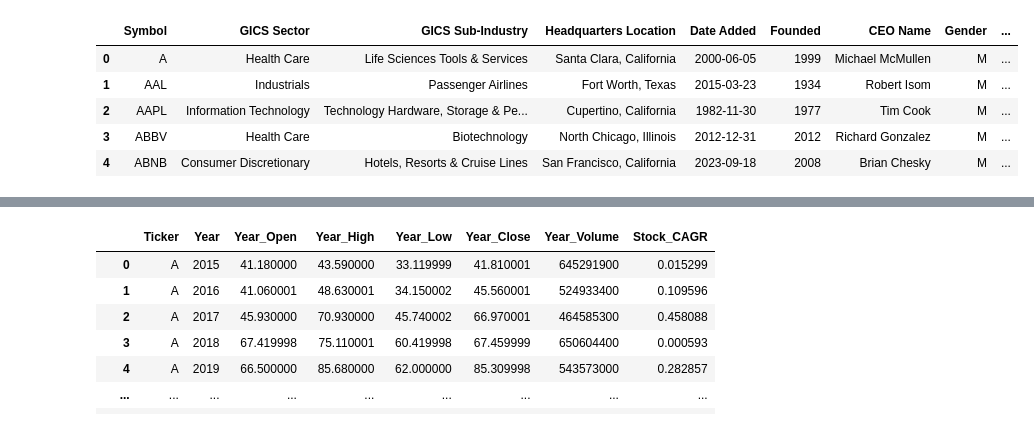
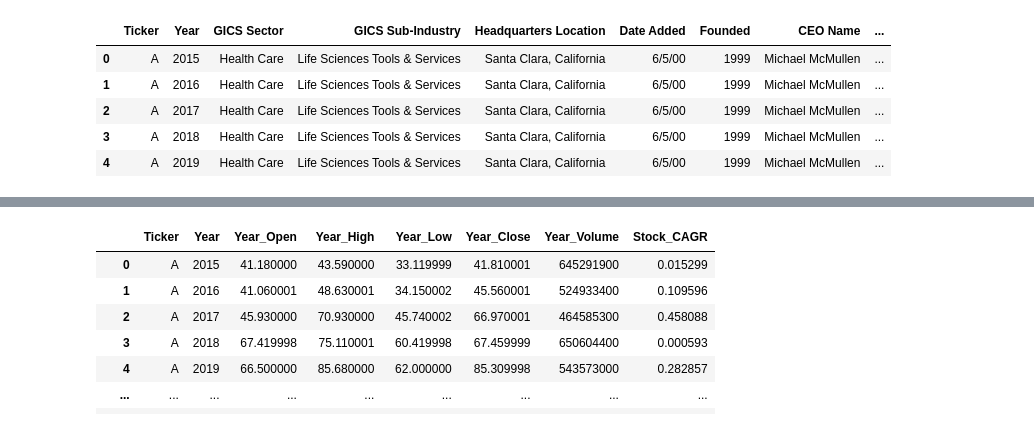
Before and after one commit to NicholasJWiid/StockSmart_ML, a Jupyter notebook: data_cleaning_&_prep.ipynb, the cells around one changed output, grey strips where cells are left out. Cells and saved outputs as stored; diff of their text form; code cells hidden in the pictures.

```diff
--- a/data_cleaning_&_prep.ipynb
+++ b/data_cleaning_&_prep.ipynb
@@ -5,12 +5,12 @@ import yfinance as yf
 from datetime import datetime, timedelta
 from dateutil.relativedelta import relativedelta
 # %%
-company_df = pd.read_csv('data/Company.csv')
+company_df = pd.read_csv('data/Company_expanded.csv')
 company_df.head()
 # %% [output]
-|  | Symbol | GICS Sector | GICS Sub-Industry | Headquarters Location | Date Added | Founded | CEO Name | Gender | ... |
-| 0 | A | Health Care | Life Sciences Tools & Services | Santa Clara, California | 2000-06-05 | 1999 | Michael McMullen | M | ... |
-| 1 | AAL | Industrials | Passenger Airlines | Fort Worth, Texas | 2015-03-23 | 1934 | Robert Isom | M | ... |
-| 2 | AAPL | Information Technology | Technology Hardware, Storage & Pe... | Cupertino, California | 1982-11-30 | 1977 | Tim Cook | M | ... |
-| 3 | ABBV | Health Care | Biotechnology | North Chicago, Illinois | 2012-12-31 | 2012 | Richard Gonzalez | M | ... |
-| 4 | ABNB | Consumer Discretionary | Hotels, Resorts & Cruise Lines | San Francisco, California | 2023-09-18 | 2008 | Brian Chesky | M | ... |
+|  | Ticker | Year | GICS Sector | GICS Sub-Industry | Headquarters Location | Date Added | Founded | CEO Name | ... |
+| 0 | A | 2015 | Health Care | Life Sciences Tools & Services | Santa Clara, California | 6/5/00 | 1999 | Michael McMullen | ... |
+| 1 | A | 2016 | Health Care | Life Sciences Tools & Services | Santa Clara, California | 6/5/00 | 1999 | Michael McMullen | ... |
+| 2 | A | 2017 | Health Care | Life Sciences Tools & Services | Santa Clara, California | 6/5/00 | 1999 | Michael McMullen | ... |
+| 3 | A | 2018 | Health Care | Life Sciences Tools & Services | Santa Clara, California | 6/5/00 | 1999 | Michael McMullen | ... |
+| 4 | A | 2019 | Health Care | Life Sciences Tools & Services | Santa Clara, California | 6/5/00 | 1999 | Michael McMullen | ... |
```
Also changed, not shown: parts of 32 cells of this notebook, 8 other files.
